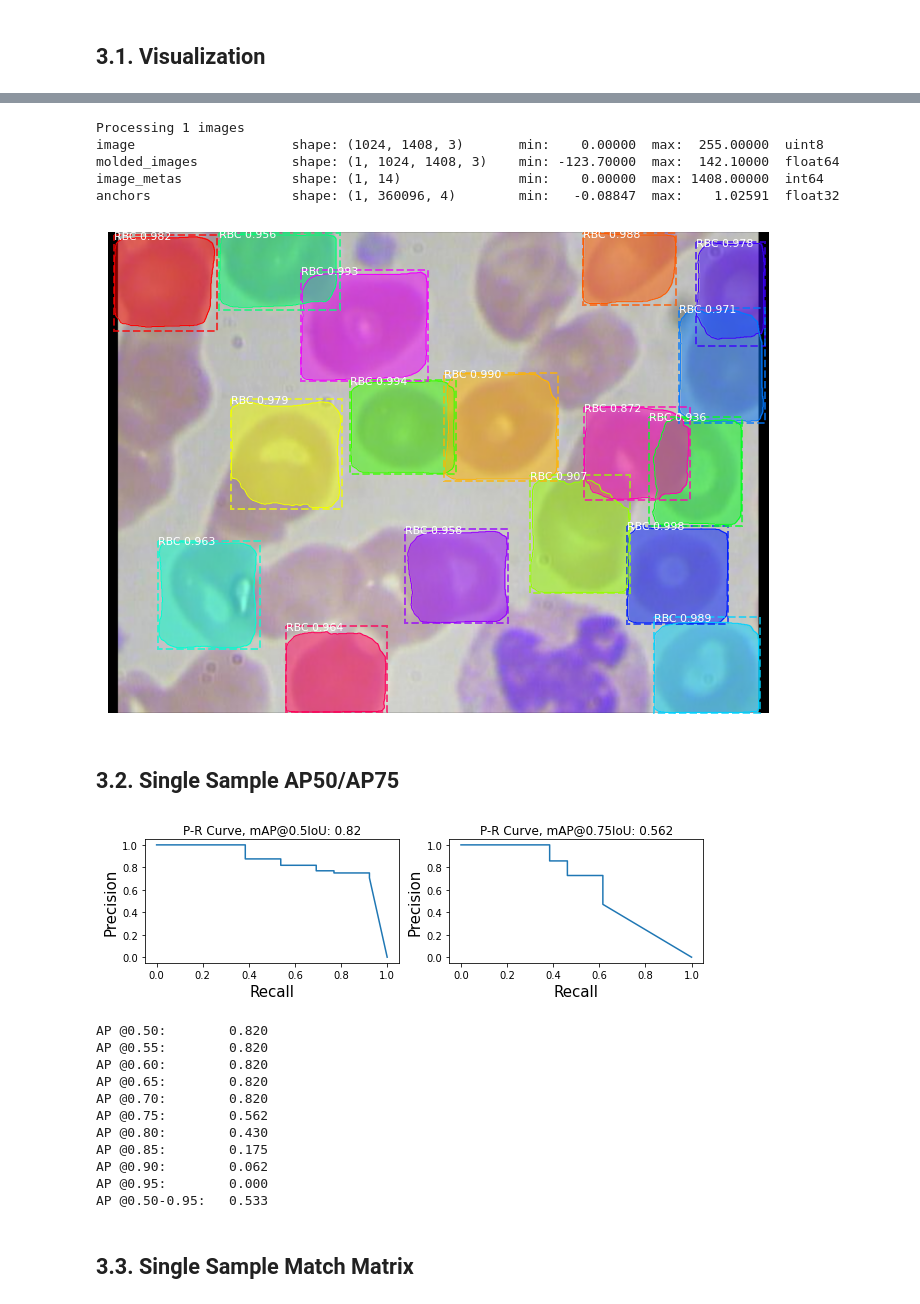
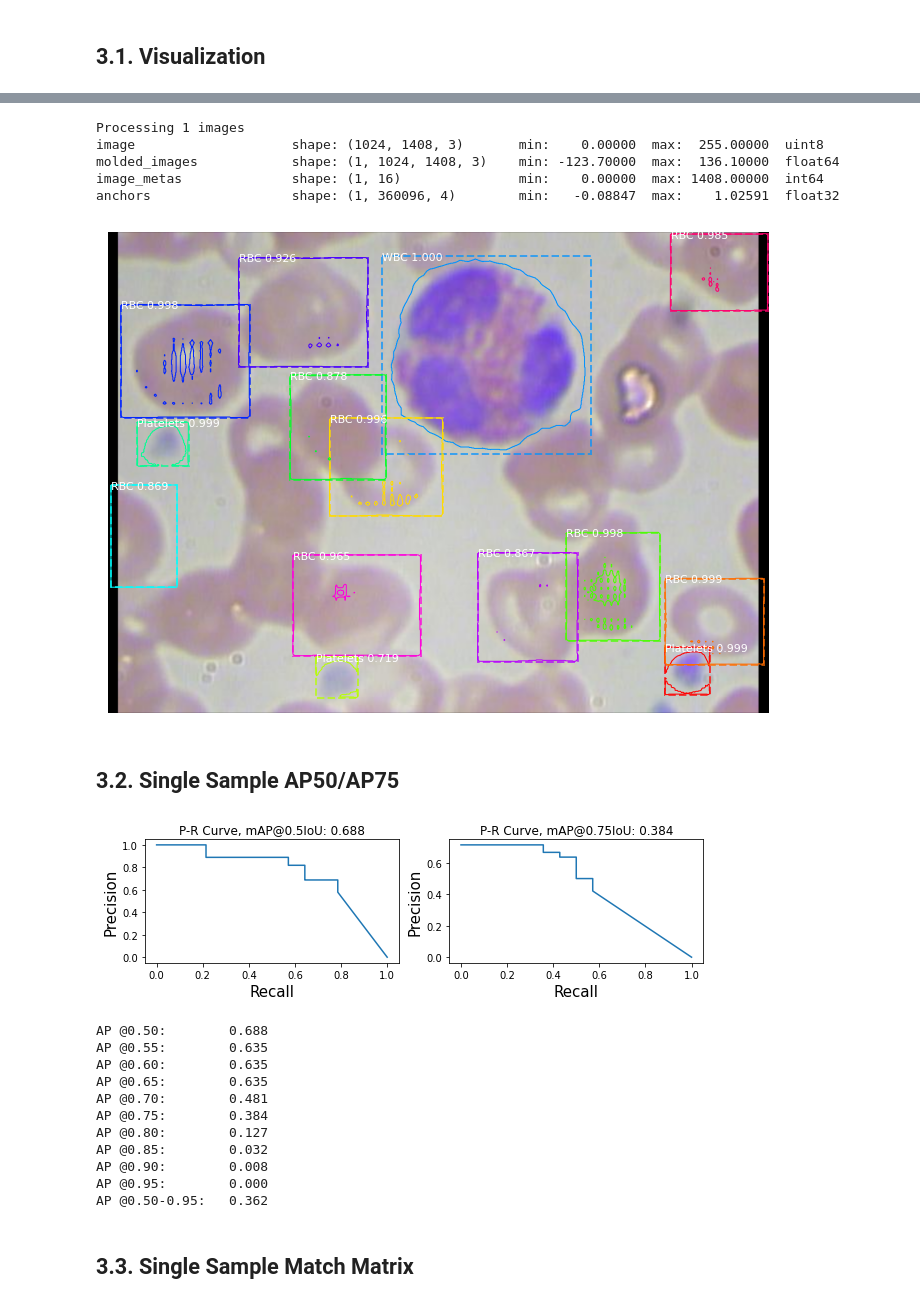
Before and after one commit to GanJiayu/X_DL_BloodCell, a Jupyter notebook: notebooks/2 - Evaluate_maskrcnn.ipynb, the cells around one changed output, grey strips where cells are left out. Drawn from its saved outputs; the diff is of its cells as text; code cells hidden in the pictures.

```diff
--- a/notebooks/2 - Evaluate_maskrcnn.ipynb
+++ b/notebooks/2 - Evaluate_maskrcnn.ipynb
@@ -65,7 +62,7 @@ MODEL_DIR = os.path.join(ROOT_DIR, "maskrcnn-master","logs")
 COCO_MODEL_PATH = os.path.join(ROOT_DIR, "maskrcnn-master", "mask_rcnn_coco.h5")
 
 # Directory of images to run detection on
-IMAGE_DIR = os.path.join(ROOT_DIR, "dataset-master")
+IMAGE_DIR = os.path.join(ROOT_DIR, "BCCD_Dataset/BCCD")
 
 if not os.path.exists(IMAGE_DIR):
     os.makedirs(IMAGE_DIR)
@@ -73,8 +70,8 @@ if not os.path.exists(COCO_MODEL_PATH):
     utils.download_trained_weights(COCO_MODEL_PATH)
 
 IMAGE_COLLECTION_PATH = r'../image_collection_blood_cells.json'
-MODEL_BRANCH = "bloodcell20201212T1917"
-CHECKPOINT_EPOCH = 39
+MODEL_BRANCH = "bloodcell20201214T2126"
+CHECKPOINT_EPOCH = 100
 # %% [markdown]
 # 1. Fetch metadata, prepare dataset for evaluation
 # %%
@@ -154,16 +129,16 @@ gt_mask                  shape: (1024, 1408, 13)      min:    0.00000  max:  127
 # %%
 results = model.detect([original_image], verbose=1)
-
+# r['scores']
 r = results[0]
 visualize.display_instances(original_image, r['rois'], r['masks'], r['class_ids'],
-                            dataset_inference.class_names_preset, r['scores'], figsize=(12, 12))
+                            dataset_inference.class_names_preset, r['scores'], figsize=(12, 12), show_mask=False)
 # %% [output]
 Processing 1 images
 image                    shape: (1024, 1408, 3)       min:    0.00000  max:  255.00000  uint8
-molded_images            shape: (1, 1024, 1408, 3)    min: -123.70000  max:  142.10000  float64
-image_metas              shape: (1, 14)               min:    0.00000  max: 1408.00000  int64
+molded_images            shape: (1, 1024, 1408, 3)    min: -123.70000  max:  136.10000  float64
+image_metas              shape: (1, 16)               min:    0.00000  max: 1408.00000  int64
 anchors                  shape: (1, 360096, 4)        min:   -0.08847  max:    1.02591  float32
-[figure, old version]
+[figure, new version]
 # %% [markdown]
 ## 3.2. Single Sample AP50/AP75
 # %%
@@ -189,23 +164,23 @@ plt.ylabel("Precision", fontsize=15)
 plt.title(f"P-R Curve, mAP@0.75IoU: {round(AP75,3)}")
 plt.show()
 # %% [output]
-[figure, old version]
+[figure, new version]
 # %%
 mAP5095 = utils.compute_ap_range(gt_bbox, gt_class_id, gt_mask,
                                  r["rois"], r["class_ids"],
                                  r["scores"], r['masks'])
 # %% [output]
-AP @0.50:        0.820
-AP @0.55:        0.820
-AP @0.60:        0.820
-AP @0.65:        0.820
-AP @0.70:        0.820
-AP @0.75:        0.562
-AP @0.80:        0.430
-AP @0.85:        0.175
-AP @0.90:        0.062
+AP @0.50:        0.688
+AP @0.55:        0.635
+AP @0.60:        0.635
+AP @0.65:        0.635
+AP @0.70:        0.481
+AP @0.75:        0.384
+AP @0.80:        0.127
+AP @0.85:        0.032
+AP @0.90:        0.008
 AP @0.95:        0.000
-AP @0.50-0.95:   0.533
+AP @0.50-0.95:   0.362
 # %% [markdown]
 ## 3.3. Single Sample Match Matrix
 # %%
```
Also changed, not shown: parts of 16 cells of this notebook, 7 other files.
